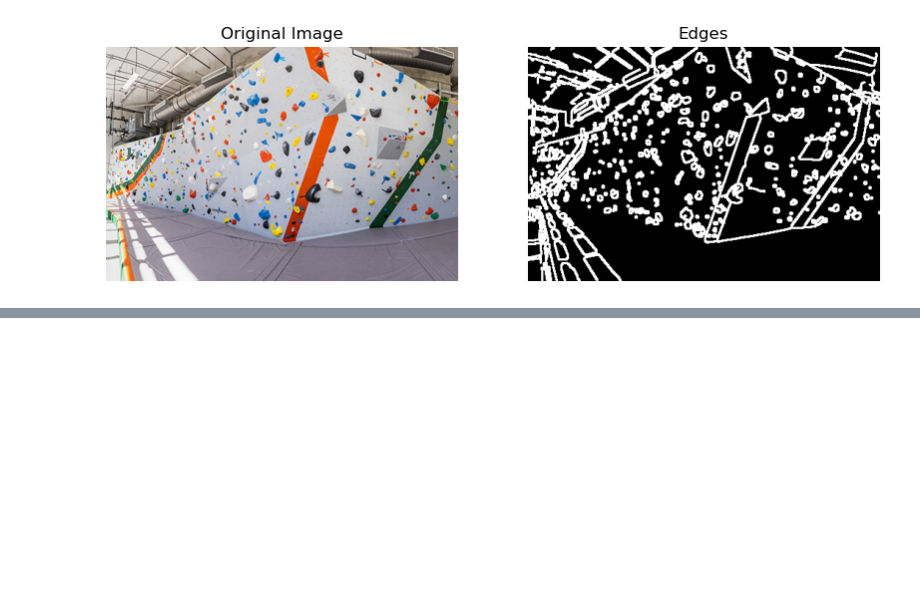
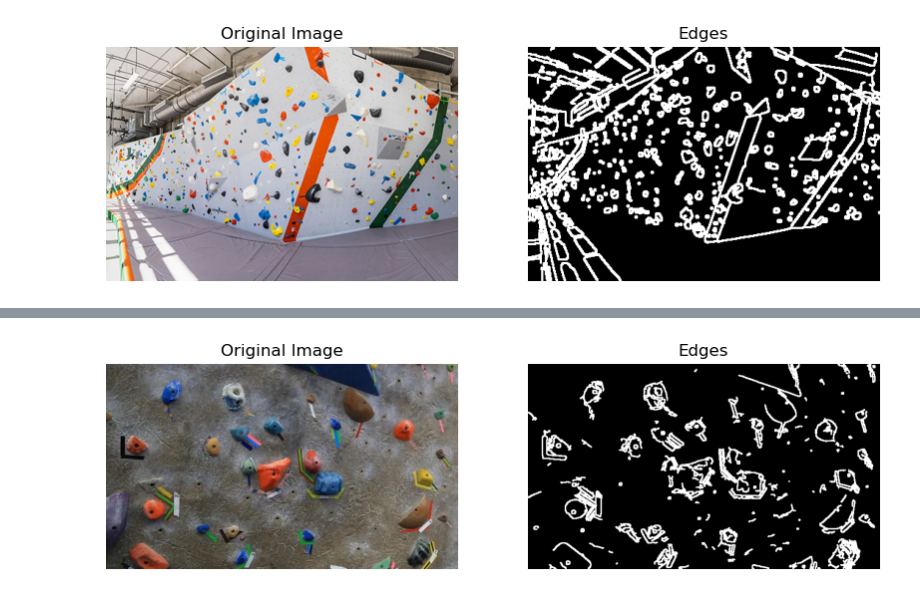
Before and after one commit to ilacftemp/proj-compvision, a Jupyter notebook: main.ipynb, the cells around one changed output, grey strips where cells are left out. Drawn from its saved outputs; the diff is of its cells as text; code cells hidden in the pictures; blank space fills up the shorter version.

```diff
--- a/main.ipynb
+++ b/main.ipynb
@@ -226,0 +249,4 @@ _ = findHolds(img_rgb)
+# %%
+_ = findHolds(img_rgb)
+# %% [output]
+[figure, added]
```
Also changed, not shown: parts of 8 cells of this notebook, 7 other files.
